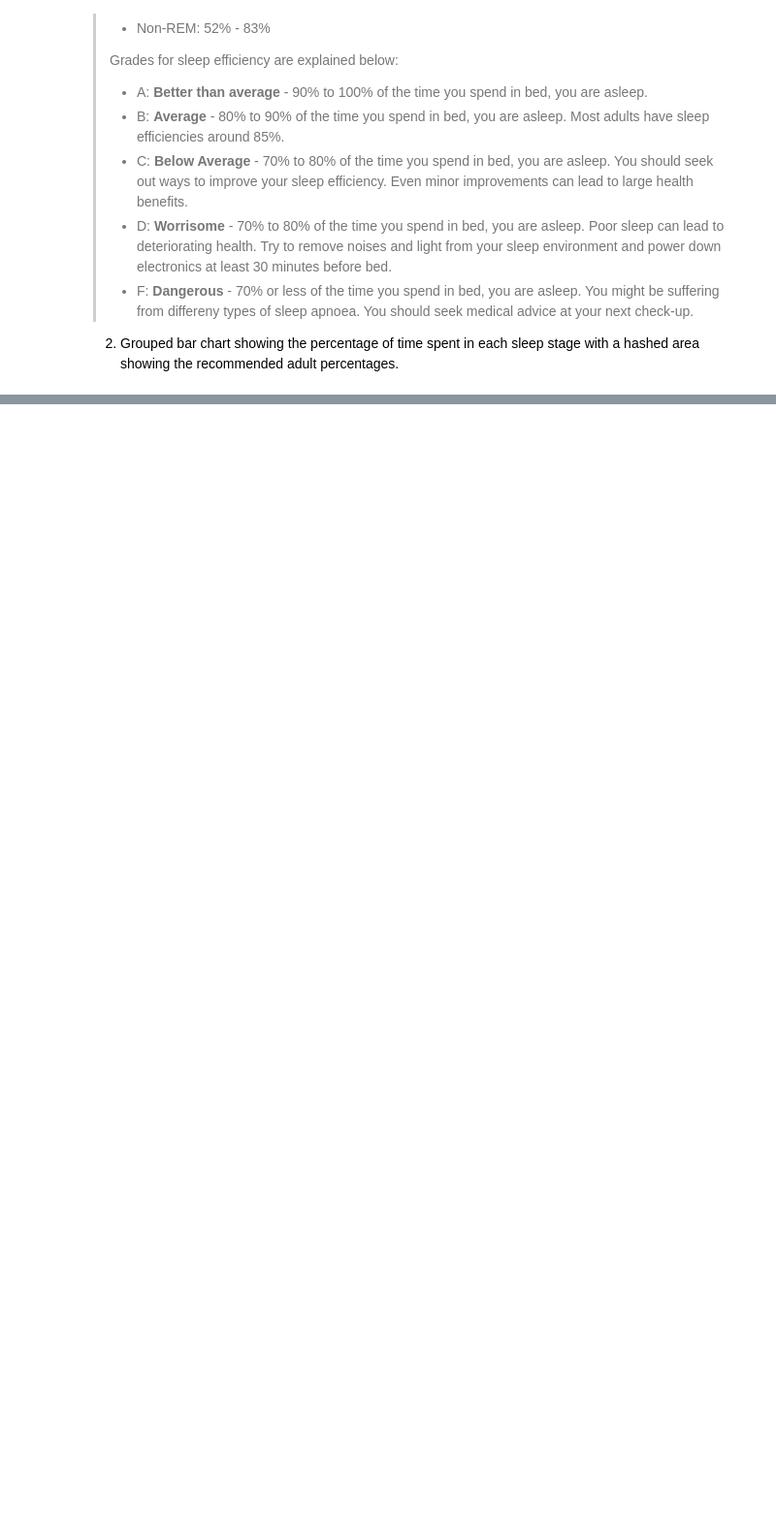
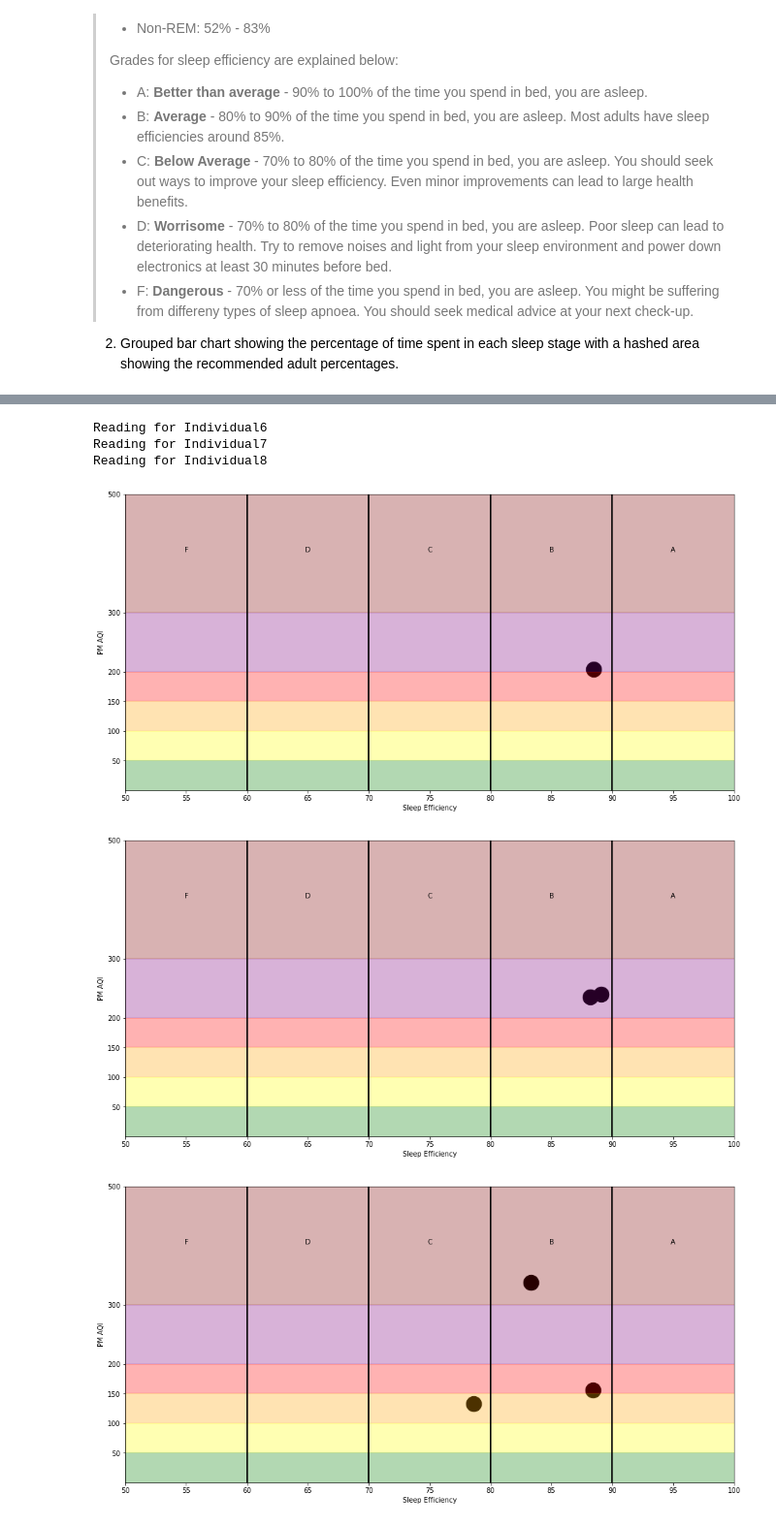
Before and after one commit to ccraddock/UT2000-SummerDashboard, a Jupyter notebook: UT2000_SummerDashboard_MasterNotebook.ipynb, the cells around one changed output, grey strips where cells are left out. Shown at 97% size. Saved outputs shown, nothing was run; the diff lists cells and outputs as text; code cells hidden in the pictures; blank space fills up the shorter version.

```diff
--- a/UT2000_SummerDashboard_MasterNotebook.ipynb
+++ b/UT2000_SummerDashboard_MasterNotebook.ipynb
@@ -211,0 +221,19 @@ for name in SS_byInd.index:
+# %%
+# Storing only the nightly PM data
+SleepConcentration_byInd = pd.Series()
+PMMetrics_byInd = pd.Series()
+
+for name in SM_byInd.index:
+    if name in Concentration_byInd.index:
+        print('Reading for', name)
+        SleepConcentration_byInd[name] = getSleepConcentration(Concentration_byInd[name],SS_byInd[name])
+        SleepConcentration_byInd[name]['AQI'] = getAQI(SleepConcentration_byInd[name]['PM2.5'])
+        PMMetrics_byInd[name] = getPMMetrics(SleepConcentration_byInd[name]['AQI'])
+        plotPMandSleep(PMMetrics_byInd[name],SM_byInd[name])
+# %% [output]
+Reading for Individual6
+Reading for Individual7
+Reading for Individual8
+[figure, added]
+[figure, added]
+[figure, added]
```
Also changed, not shown: parts of 6 cells of this notebook, 56 other files.
